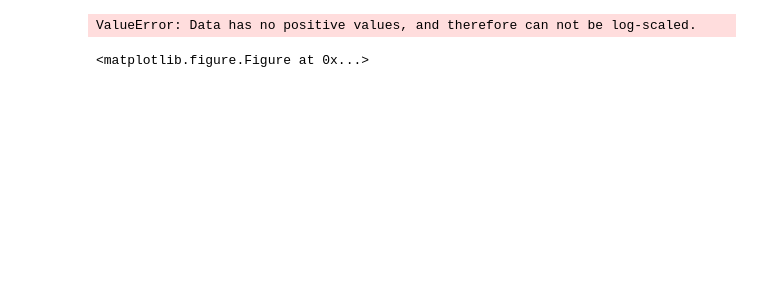
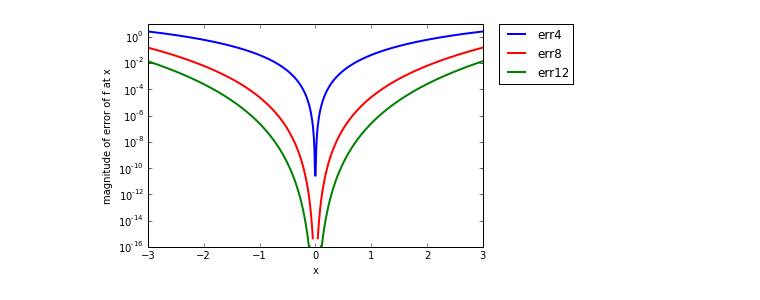
Before and after one commit to TaylorEllington/ScientificHPC, a Jupyter notebook: Project_1/src/proj1_a.ipynb, the cells around one changed output. Saved outputs shown, nothing was run; the diff lists cells and outputs as text; code cells hidden in the pictures; blank space fills up the shorter version.

```diff
--- a/Project_1/src/proj1_a.ipynb
+++ b/Project_1/src/proj1_a.ipynb
@@ -84,24 +75,25 @@ plt.show()
 # %%
 %matplotlib inline
 
 import matplotlib.pyplot as plt
 import numpy as np
 
-plt.axhline(0, color='black')
-plt.axvline(0, color='black')
 
-plt.ylabel( 'Magnitude of error for fucntion at x' )
+
+
+fig = plt.figure()
+ax = fig.add_subplot(1,1,1)
+
+plt.ylabel( 'magnitude of error of f at x' )
 plt.xlabel( 'x'  )
 
-x = np.linspace(-2, 2, 100)
+line, = ax.semilogy(z, err4, color='blue', label="err4", lw=2)
+line2, = ax.semilogy(z ,err8, color='red', lw=2, label="err8")
+line3, = ax.semilogy(z, err12, color='green', lw=2, label="err12" )
 
-plt.semilogy(x, 2**x, "r-", label="test")
-
-
-plt.legend()
+plt.legend(bbox_to_anchor=(1.05, 1), loc=2, borderaxespad=0.)
 
 
 plt.show()
 # %% [output]
-ValueError: Data has no positive values, and therefore can not be log-scaled.
-<matplotlib.figure.Figure at 0x...>
+[figure, added]
```
Also changed, not shown: parts of 2 cells of this notebook, 3 other files.
